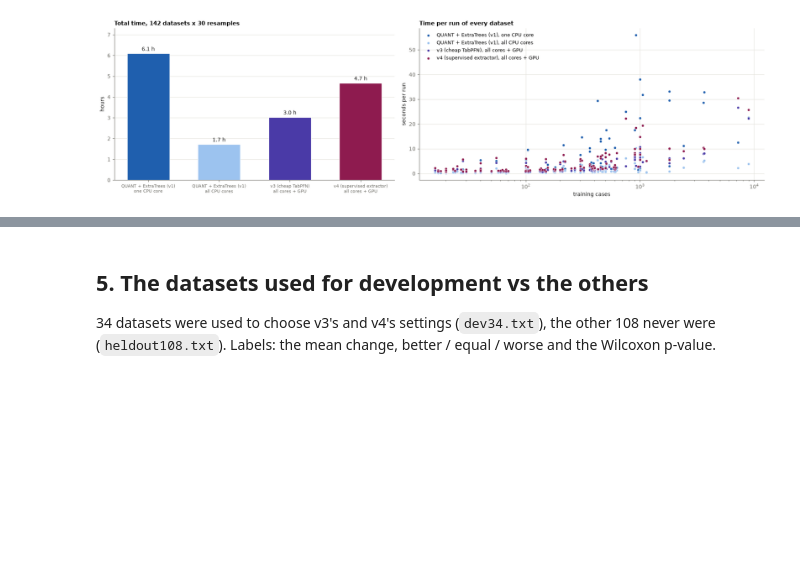
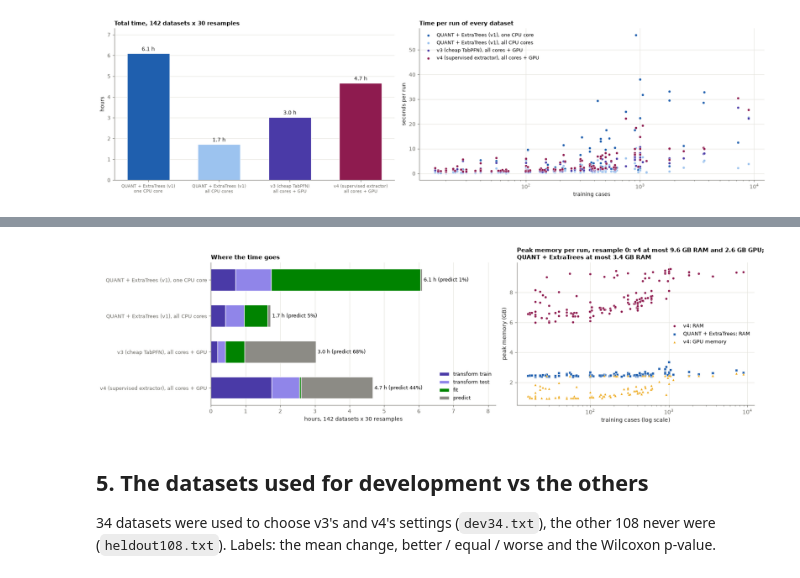
Before and after one commit to Constantin-87/quant-reproduction, a Jupyter notebook: notebooks/05_full-benchmark.ipynb, the cells around one changed output, grey strips where cells are left out. Drawn from its saved outputs; the diff is of its cells as text; code cells hidden in the pictures; blank space fills up the shorter version.

```diff
--- a/notebooks/05_full-benchmark.ipynb
+++ b/notebooks/05_full-benchmark.ipynb
@@ -13,8 +16,8 @@ import pandas as pd
 from scipy import stats
 
 # the shared names, colours, plot style and loading of all notebooks: notebooks/common.py
-from common import (BETTER, EQUAL, GROUP_COLORS, MUTED, OTHERS, REPO, RESULTS_DIR, TEXT, VERSION_COLORS, WORSE,
-                    load_runs, signed, style, wdl_counts)
+from common import (BETTER, EQUAL, GROUP_COLORS, MUTED, OTHERS, PHASE_COLORS, REPO, RESULTS_DIR, TEXT, VERSION_COLORS,
+                    WARNING, WORSE, change_color, dataset_list, holm, load_runs, signed, style, wdl_counts)
 
 style()
 NAMES = {"v1": "QUANT + ExtraTrees (v1)", "v3": "v3 (cheap TabPFN)", "v4": "v4 (supervised extractor)"}
@@ -32,9 +35,7 @@ def wide(runs):
 
 ACCURACY = {"v1": wide(v1_runs), "v3": wide(v3_runs), "v4": wide(v4_runs)}
 MEAN = pd.DataFrame({name: table.mean(axis=1) for name, table in ACCURACY.items()})   # mean of the 30 per dataset
-same = (wide(v1_all_runs) == ACCURACY["v1"]).sum().sum()
-print(f"QUANT + ExtraTrees, all cores vs one core: identical accuracy in {same} of {ACCURACY['v1'].size} runs")
-print(f"runs finished: v3 {(v3_runs['status'] == 'ok').sum()} of {len(v3_runs)}, "
-      f"v4 {(v4_runs['status'] == 'ok').sum()} of {len(v4_runs)}, "
-      f"v1 {(v1_runs['status'] == 'ok').sum()} of {len(v1_runs)}; missing values: "
-      f"{sum(int(t.isna().sum().sum()) for t in ACCURACY.values())}")
+# checks (an error here means a results file is incomplete)
+for runs in (v1_runs, v1_all_runs, v3_runs, v4_runs):
+    assert len(runs) == 142 * 30 and (runs["status"] == "ok").all()
+assert (wide(v1_all_runs) == ACCURACY["v1"]).all().all()     # all cores: the same accuracy as one core, in every run
@@ -156,3 +240,54 @@ plt.show()
+# %%
+PHASE_COLUMNS = {"transform train": ["time_transform_train", "time_lag_train", "time_select"],
+                 "transform test": ["time_transform_test", "time_lag_test"], "fit": ["time_fit"], "predict": ["time_predict"]}
+PHASE_RUNS = {"v1": v1_runs, "v1 all cores": v1_all_runs, "v3": v3_runs, "v4": v4_runs}
+hours = pd.DataFrame(index=list(PHASE_RUNS), columns=list(PHASE_COLUMNS), dtype=float)   # one row per result
+for name, runs in PHASE_RUNS.items():
+    for phase, columns in PHASE_COLUMNS.items():
+        hours.loc[name, phase] = runs[columns].sum().sum() / 3600      # seconds -> hours
+
+seed_runs = {"v1": load_runs(RESULTS_DIR / "v1-seeds_extratrees_ucr142-r0_allcores-cpu.csv"),
+             "v4": load_runs(RESULTS_DIR / "v4-seeds_tabpfn-e2f200_ucr142-r0_allcores-gpu.csv")}
+seed0 = {}                                               # seed 0: one row per dataset
+for name, runs in seed_runs.items():
+    seed0[name] = runs[(runs["seed"] == 0) & (runs["status"] == "ok")].set_index("dataset").loc[DATASETS]
+
+fig, axes = plt.subplots(1, 2, figsize=(17, 4.8), gridspec_kw={"width_ratios": [1.2, 1]})
+ax = axes[0]
+left = np.zeros(len(hours))
+for phase in PHASE_COLUMNS:
+    ax.barh(range(len(hours)), hours[phase], 0.6, left=left, color=PHASE_COLORS[phase], label=phase, edgecolor="white")
+    left += hours[phase].values
+for y, total in enumerate(left):
+    ax.text(total + 0.05, y, f"{total:.1f} h (predict {hours['predict'].iloc[y] / total:.0%})", va="center", fontsize=9)
+ax.set_yticks(range(len(hours)), [LABELS[n].replace("\n", ", ") for n in hours.index], fontsize=9)
+ax.invert_yaxis()
+ax.set_xlim(0, left.max() * 1.35)
+ax.set_xlabel("hours, 142 datasets x 30 resamples")
+ax.set_title("Where the time goes", loc="left")
+ax.legend(frameon=False, fontsize=9, loc="lower right")
+ax.grid(True, axis="x")
+ax.grid(False, axis="y")
+
+ax = axes[1]
+SERIES = [("v4", "peak_ram_mb", "v4: RAM", "o", RESULT_COLORS["v4"]),
+          ("v1", "peak_ram_mb", "QUANT + ExtraTrees: RAM", "s", RESULT_COLORS["v1"]),
+          ("v4", "peak_gpu_mb", "v4: GPU memory", "^", WARNING)]
+for name, column, label, marker, color in SERIES:
+    ax.scatter(seed0[name]["n_train"], seed0[name][column] / 1024, s=20, marker=marker, label=label,   # MB -> GB
+               color=color, edgecolor="white", linewidth=0.4)
+ax.set_xscale("log")
+ax.set_xlabel("training cases (log scale)")
+ax.set_ylabel("peak memory (GB)")
+ax.set_title(f"Peak memory per run, resample 0: v4 at most {seed0['v4']['peak_ram_mb'].max() / 1024:.1f} GB RAM and "
+             f"{seed0['v4']['peak_gpu_mb'].max() / 1024:.1f} GB GPU;\nQUANT + ExtraTrees at most "
+             f"{seed0['v1']['peak_ram_mb'].max() / 1024:.1f} GB RAM", loc="left")
+ax.legend(frameon=False, fontsize=9)
+ax.grid(True, axis="both")
+fig.tight_layout()
+plt.show()
+# %% [output]
+[figure, added]
 # %% [markdown]
 ## 5. The datasets used for development vs the others
 
```
Also changed, not shown: parts of 29 cells of this notebook, 46 other files.
